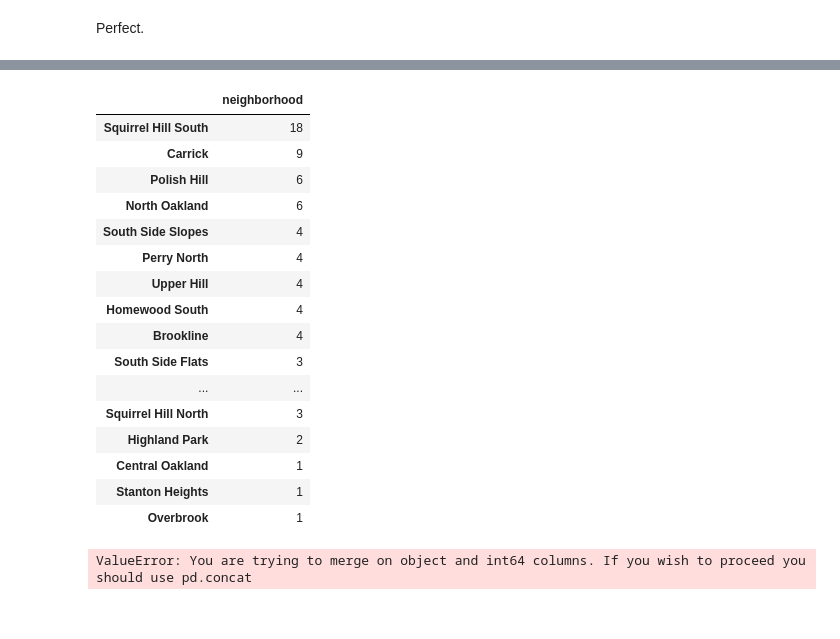
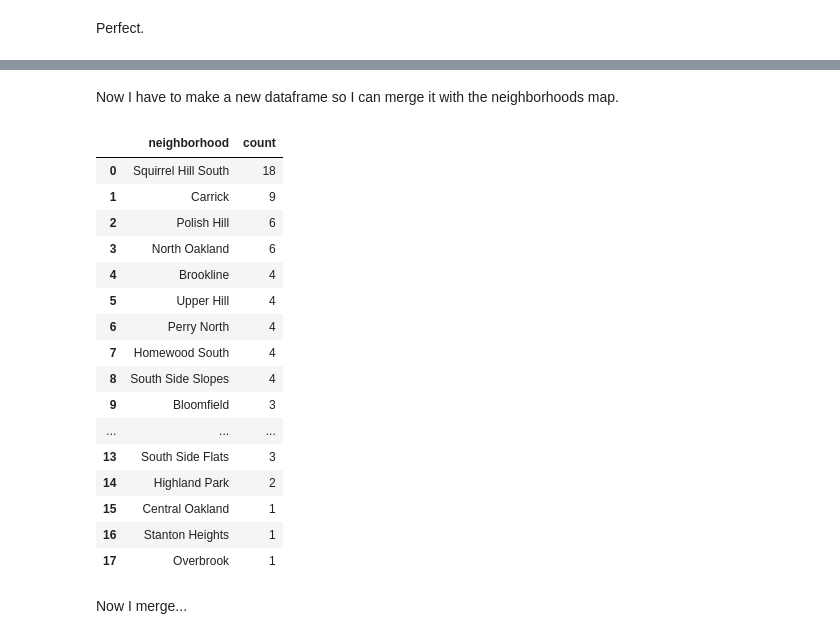
Before and after one commit to Clester31/Big-Ideas-Final-Project, a Jupyter notebook: Final-Metric.ipynb, the cells around one changed output, grey strips where cells are left out. Cells and saved outputs as stored; diff of their text form; code cells hidden in the pictures.

```diff
--- a/Final-Metric.ipynb
+++ b/Final-Metric.ipynb
@@ -86,25 +84,27 @@ neighborhoods.plot()
+# %% [markdown]
+Now I have to make a new dataframe so I can merge it with the neighborhoods map.
 # %%
-hump_hoods = pd.DataFrame(speed_humps_data['neighborhood'].value_counts())
+hump_hoods = speed_humps_data['neighborhood'].value_counts().reset_index().rename({'index' : 'neighborhood', 'neighborhood' : 'count'}, axis=1)
 hump_hoods
 # %% [output]
-|  | neighborhood |
-| Squirrel Hill South | 18 |
-| Carrick | 9 |
-| Polish Hill | 6 |
-| North Oakland | 6 |
-| South Side Slopes | 4 |
-| Perry North | 4 |
-| Upper Hill | 4 |
-| Homewood South | 4 |
-| Brookline | 4 |
-| South Side Flats | 3 |
-| ... | ... |
-| Squirrel Hill North | 3 |
-| Highland Park | 2 |
-| Central Oakland | 1 |
-| Stanton Heights | 1 |
-| Overbrook | 1 |
+|  | neighborhood | count |
+| 0 | Squirrel Hill South | 18 |
+| 1 | Carrick | 9 |
+| 2 | Polish Hill | 6 |
+| 3 | North Oakland | 6 |
+| 4 | Brookline | 4 |
+| 5 | Upper Hill | 4 |
+| 6 | Perry North | 4 |
+| 7 | Homewood South | 4 |
+| 8 | South Side Slopes | 4 |
+| 9 | Bloomfield | 3 |
+| ... | ... | ... |
+| 13 | South Side Flats | 3 |
+| 14 | Highland Park | 2 |
+| 15 | Central Oakland | 1 |
+| 16 | Stanton Heights | 1 |
+| 17 | Overbrook | 1 |
+# %% [markdown]
+Now I merge...
 # %%
 speed_humps_map = neighborhoods.merge(hump_hoods, how='left', left_on = 'hood', right_on = 'neighborhood')
-# %% [output]
-ValueError: You are trying to merge on object and int64 columns. If you wish to proceed you should use pd.concat
```
Also changed, not shown: parts of 12 cells of this notebook.
